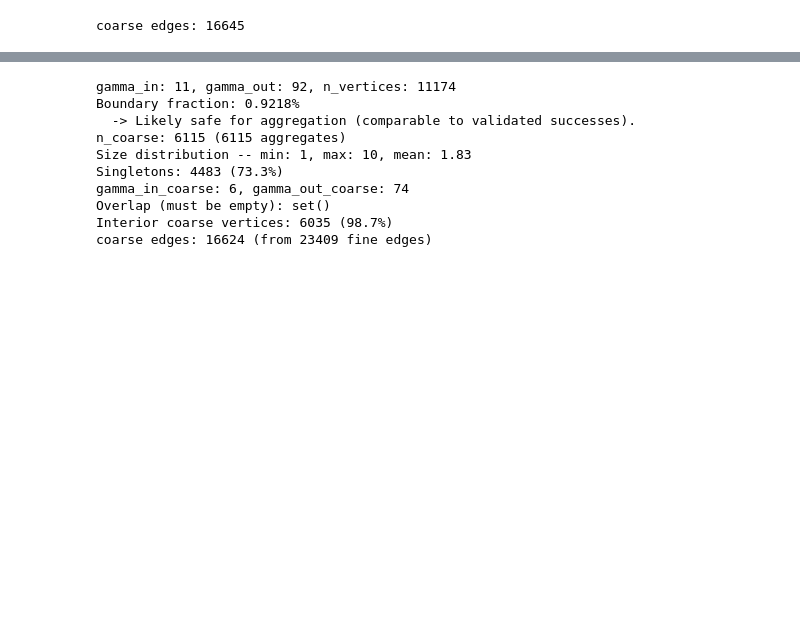
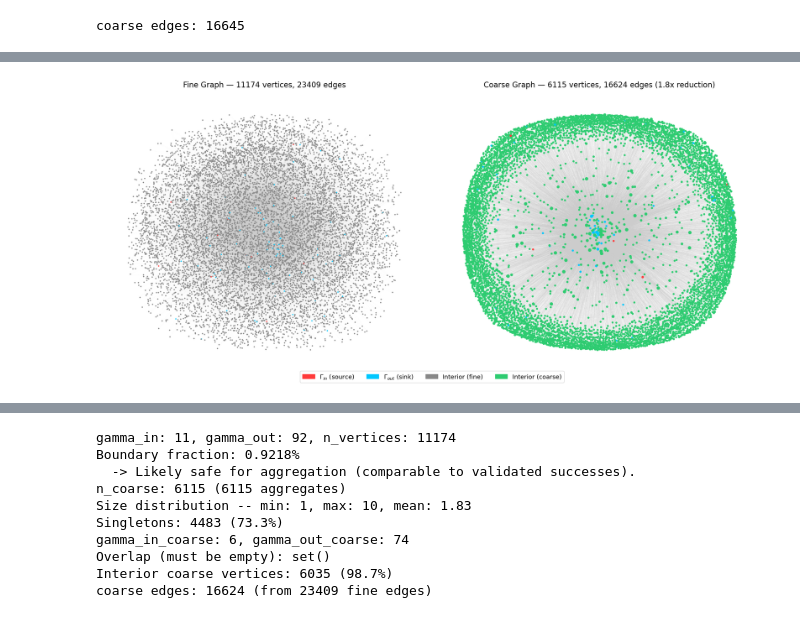
Before and after one commit to diapatel/white-noise-sampling, a Jupyter notebook: notebooks/pipeline_runs/routers_modified_diameter.ipynb, the cells around one changed output, grey strips where cells are left out. Cells and saved outputs as stored; diff of their text form; code cells hidden in the pictures; blank space fills up the shorter version.

Commit message:
added more experiment notebooks

```diff
--- a/notebooks/pipeline_runs/routers_modified_diameter.ipynb
+++ b/notebooks/pipeline_runs/routers_modified_diameter.ipynb
@@ -76,3 +147,95 @@ coarse_edges, coarse_contribs = build_coarse_graph_edges(edges, aggregate_of)
 print(f"coarse edges: {len(coarse_edges)}")
 # %% [output]
 coarse edges: 16645
+# %%
+import networkx as nx
+import numpy as np
+import matplotlib.pyplot as plt
+import matplotlib.patches as mpatches
+
+# ---- assumes edges, n_vertices, gamma_in, gamma_out, setup already exist
+#      from your Oregon Router pipeline (TwoLevelSetup.build(...)) ----
+
+G_nx = nx.Graph()
+G_nx.add_nodes_from(range(n_vertices))
+G_nx.add_edges_from(edges)
+
+gamma_in_set = set(gamma_in)
+gamma_out_set = set(gamma_out)
+
+# ---- Fine graph node colors: bright, high-contrast ----
+node_colors_fine = []
+for v in range(n_vertices):
+    if v in gamma_in_set:
+        node_colors_fine.append('#ff3b3b')   # bright red — source
+    elif v in gamma_out_set:
+        node_colors_fine.append('#00c8ff')   # bright cyan — sink
+    else:
+        node_colors_fine.append('#888888')   # neutral gray — interior
+
+fig, axes = plt.subplots(1, 2, figsize=(20, 9), facecolor='white')
+
+# ---- Fine graph (large, sparse-looking at this scale) ----
+ax = axes[0]
+print("Computing fine layout (this may take a minute for 11,174 vertices)...")
+pos_fine = nx.spring_layout(G_nx, seed=42, k=0.05, iterations=15)
+
+nx.draw_networkx_edges(G_nx, pos_fine, ax=ax, width=0.1, edge_color='#cccccc', alpha=0.25)
+nx.draw_networkx_nodes(G_nx, pos_fine, ax=ax, node_size=3,
+                        node_color=node_colors_fine)
+ax.set_title(f"Fine Graph — {n_vertices} vertices, {len(edges)} edges", fontsize=16)
+ax.axis('off')
+
+# ---- Coarse graph ----
+G_coarse = nx.Graph()
+G_coarse.add_nodes_from(range(setup.n_coarse))
+G_coarse.add_edges_from(setup.coarse_edges)
+
+gamma_in_coarse_set = set(setup.gamma_in_coarse)
+gamma_out_coarse_set = set(setup.gamma_out_coarse)
+
+# Use the aggregate_of variable already in your notebook's namespace
+# (from when you called build_grouped_aggregation / build_capped_aggregation)
+groups = {}
+for v, a in aggregate_of.items():
+    groups.setdefault(a, []).append(v)
+
+agg_sizes = {a: len(m) for a, m in groups.items()}
+
+node_colors_coarse = []
+node_sizes_coarse = []
+for a in range(setup.n_coarse):
+    size = agg_sizes.get(a, 1)
+    node_sizes_coarse.append(8 + size * 3)
+    if a in gamma_in_coarse_set:
+        node_colors_coarse.append('#ff3b3b')
+    elif a in gamma_out_coarse_set:
+        node_colors_coarse.append('#00c8ff')
+    else:
+        node_colors_coarse.append('#2ecc71')   # bright green — interior (coarse)
+ax = axes[1]
+print("Computing coarse layout...")
+pos_coarse = nx.spring_layout(G_coarse, seed=42, k=0.3, iterations=30)
+
+nx.draw_networkx_edges(G_coarse, pos_coarse, ax=ax, width=0.15, edge_color='#cccccc', alpha=0.3)
+nx.draw_networkx_nodes(G_coarse, pos_coarse, ax=ax, node_size=node_sizes_coarse,
+                        node_color=node_colors_coarse)
+ax.set_title(f"Coarse Graph — {setup.n_coarse} vertices, {len(setup.coarse_edges)} edges "
+             f"({n_vertices/setup.n_coarse:.1f}x reduction)", fontsize=16)
+ax.axis('off')
+
+# ---- Shared legend ----
+legend_patches = [
+    mpatches.Patch(color='#ff3b3b', label=r'$\Gamma_{in}$ (source)'),
+    mpatches.Patch(color='#00c8ff', label=r'$\Gamma_{out}$ (sink)'),
+    mpatches.Patch(color='#888888', label='Interior (fine)'),
+    mpatches.Patch(color='#2ecc71', label='Interior (coarse)'),
+]
+fig.legend(handles=legend_patches, loc='lower center', ncol=4, fontsize=13, bbox_to_anchor=(0.5, -0.02))
+
+plt.tight_layout()
+plt.savefig("oregon_fine_vs_coarse_bright.png", dpi=200, bbox_inches='tight', facecolor='white')
+plt.show()
+
+print("saved oregon_fine_vs_coarse_bright.png")
+# %% [output]
@@ -78,0 +244 @@ coarse edges: 16645
+[figure, added]
```
Also changed, not shown: parts of 11 cells of this notebook, 14 other files.
